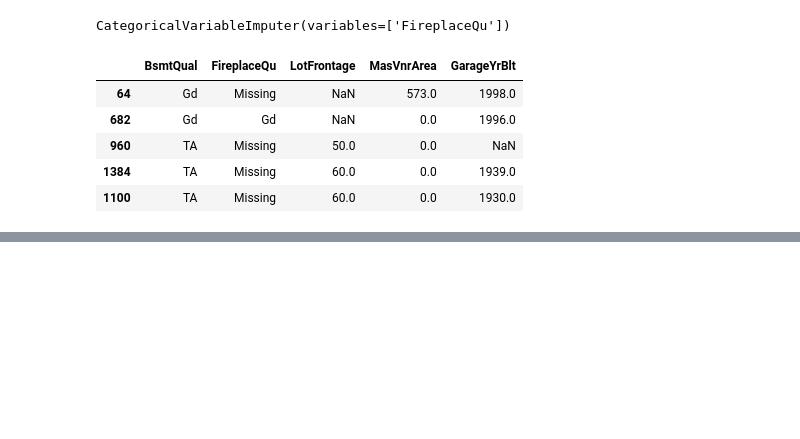
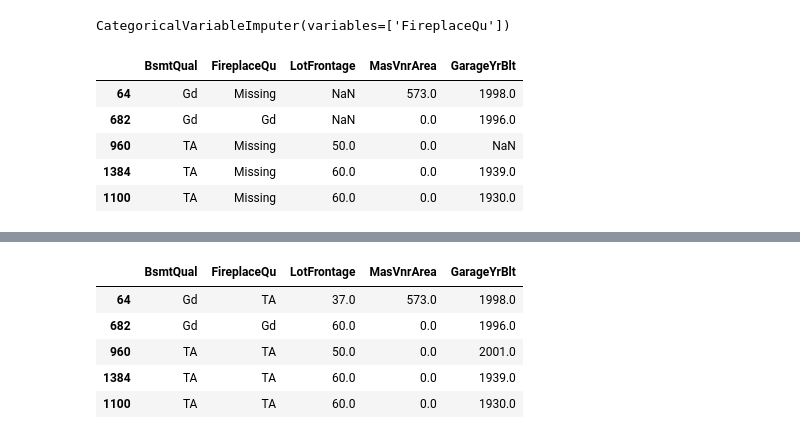
Before and after one commit to KarthikKothareddy/FeatureEngineering, a Jupyter notebook: feature_engine_imputations.ipynb, the cells around one changed output, grey strips where cells are left out. Drawn from its saved outputs; the diff is of its cells as text; code cells hidden in the pictures; blank space fills up the shorter version.

```diff
--- a/feature_engine_imputations.ipynb
+++ b/feature_engine_imputations.ipynb
@@ -502,0 +575,12 @@ tmp.head()
+# %%
+# feature-engine returns a dataframe
+
+tmp = imputer.transform(x_train)
+tmp.head()
+# %% [output]
+|  | BsmtQual | FireplaceQu | LotFrontage | MasVnrArea | GarageYrBlt |
+| 64 | Gd | TA | 37.0 | 573.0 | 1998.0 |
+| 682 | Gd | Gd | 60.0 | 0.0 | 1996.0 |
+| 960 | TA | TA | 50.0 | 0.0 | 2001.0 |
+| 1384 | TA | TA | 60.0 | 0.0 | 1939.0 |
+| 1100 | TA | TA | 60.0 | 0.0 | 1930.0 |
```
Also changed, not shown: parts of 6 cells of this notebook.
